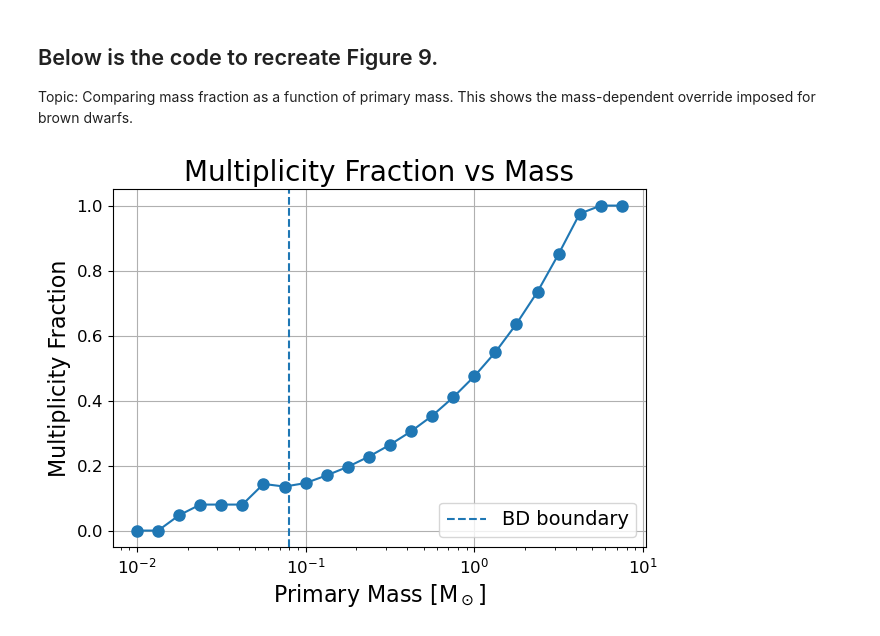
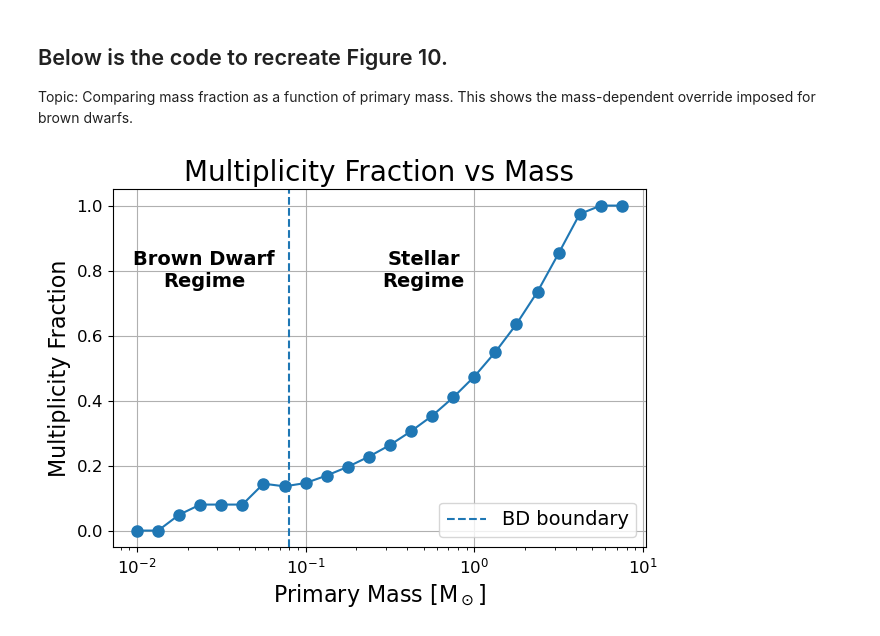
Before and after one commit to astropy/SPISEA, a Jupyter notebook: docs/paper_examples/Begbie+26/Figure 10.ipynb, the cells around one changed output. Cells and saved outputs as stored; diff of their text form; code cells hidden in the pictures.

Commit message:
Last changes to figures

```diff
--- a/docs/paper_examples/Begbie+26/Figure 10.ipynb
+++ b/docs/paper_examples/Begbie+26/Figure 10.ipynb
@@ -1,5 +1,5 @@
 # %% [markdown]
-## Below is the code to recreate Figure 9.
+## Below is the code to recreate Figure 10.
 
 Topic: Comparing mass fraction as a function of primary mass. This shows the mass-dependent override imposed for brown dwarfs.
 # %%
@@ -16,25 +16,27 @@ mult = multiplicity.MultiplicityResolvedDK()
 # %%
 # multiplicity fraction vs. mass plot
 mf = np.array([mult.multiplicity_fraction(m) for m in masses])
 
 bins = np.logspace(np.log10(0.01), np.log10(10), 25)
 digitized = np.digitize(masses, bins)
 
 mf_mean = [mf[digitized == i].mean() for i in range(1, len(bins))]
 
 plt.figure()
 plt.plot(bins[:-1], mf_mean, marker='o', markersize=8)
 plt.xscale('log')
 plt.xlabel('Primary Mass [M$_\odot$]', fontsize=16)
 plt.xticks(fontsize=12)
 plt.ylabel('Multiplicity Fraction', fontsize=16)
 plt.yticks(fontsize=12)
 plt.title('Multiplicity Fraction vs Mass', fontsize=20)
 plt.axvline(0.08, linestyle='--', label='BD boundary')
+plt.annotate('Brown Dwarf\nRegime', xy=(0.01, 0.8), xytext=(0.025, 0.8), fontsize=14, fontweight='bold', ha='center', va='center')
+plt.annotate('Stellar\nRegime', xy=(0.01, 0.8), xytext=(0.5, 0.8), fontsize=14, fontweight='bold', ha='center', va='center')
 plt.legend(fontsize=14)
 plt.grid()
 plt.tight_layout()
 #plt.savefig('multfrac.png')
 plt.show()
 # %% [output]
-[figure, old version]
+[figure, new version]
```
Also changed, not shown: 1 other file.
